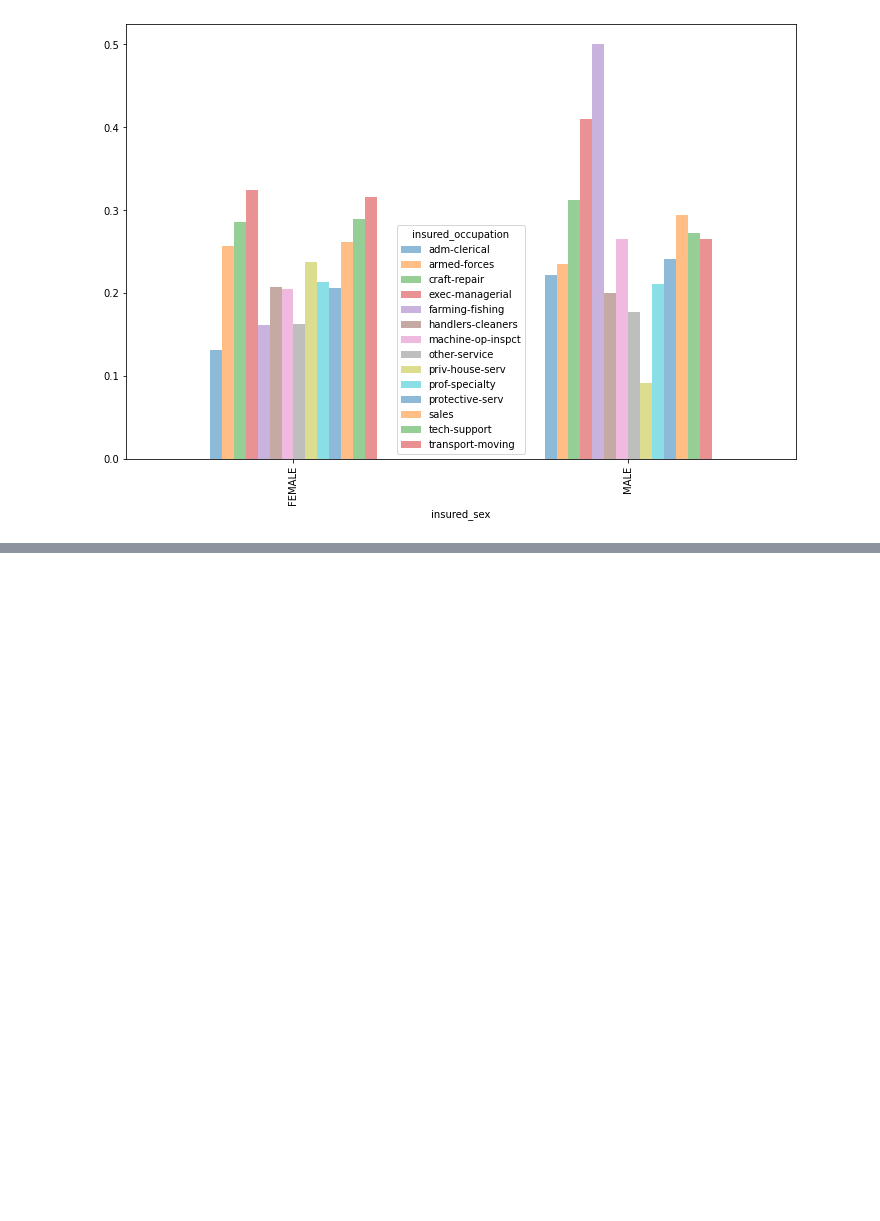
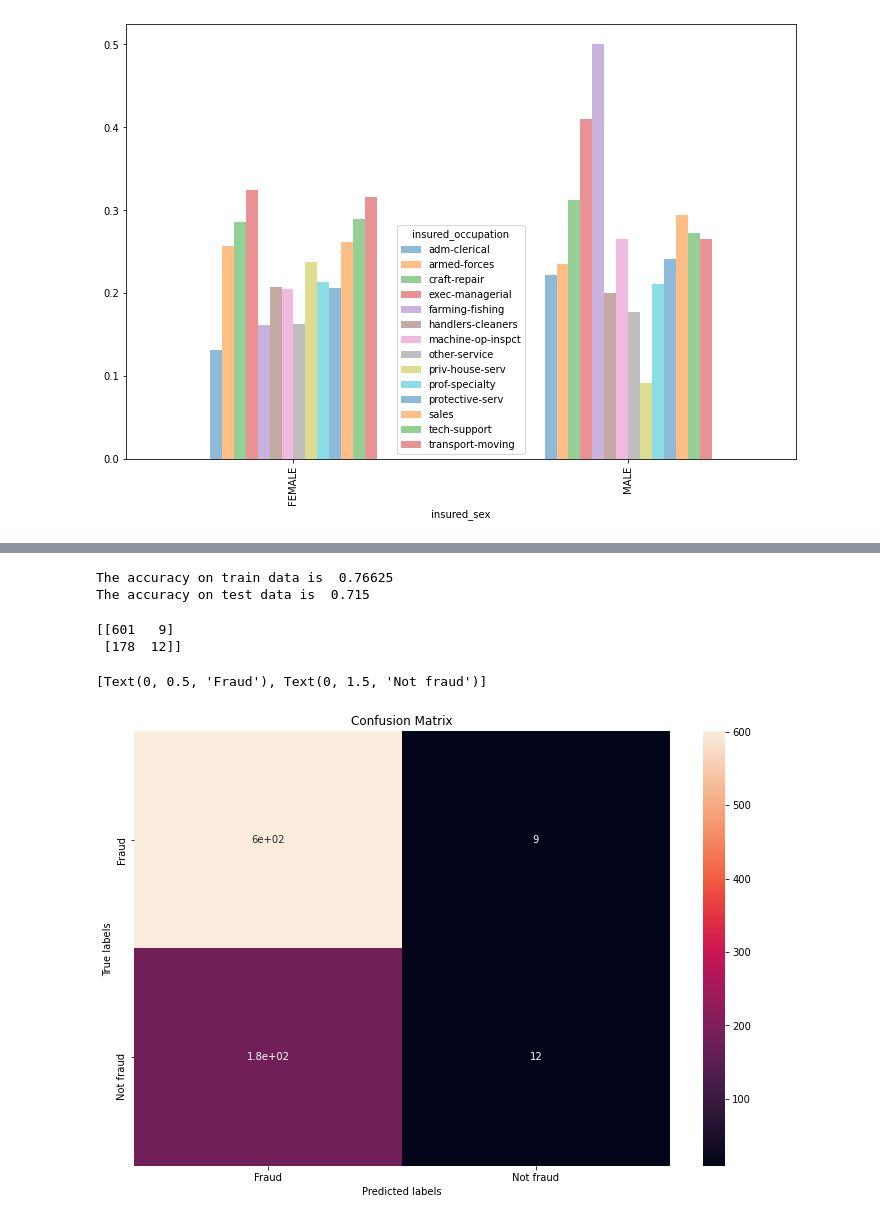
Before and after one commit to Priyabrat845/Insurance-fraud-detection, a Jupyter notebook: Insurance_claim_fraud_detection.ipynb, the cells around one changed output, grey strips where cells are left out. Drawn from its saved outputs; the diff is of its cells as text; code cells hidden in the pictures; blank space fills up the shorter version.

```diff
--- a/Insurance_claim_fraud_detection.ipynb
+++ b/Insurance_claim_fraud_detection.ipynb
@@ -460,0 +513,11 @@ ax = df_pivot.plot(kind="bar",alpha=0.5)
+# %%
+# features will be saved as X and our target will be saved as y
+x = data.drop('fraud_reportedIndex',axis=1)
+y = data['fraud_reportedIndex'].copy()
+# %%
+from sklearn.model_selection import train_test_split
+x_train, x_test, y_train, y_test = train_test_split( x,y , test_size = 0.2, random_state = 0)
+print(x_train.shape)
+print(x_test.shape)
+print(y_train.shape)
+print(y_test.shape)
@@ -460,0 +529,5 @@ ax = df_pivot.plot(kind="bar",alpha=0.5)
+# %%
+# Fitting logistic regression on train data.
+from sklearn.linear_model import LogisticRegression
+clf = LogisticRegression(fit_intercept=True, max_iter=10000)
+clf.fit(x_train, y_train)
@@ -460,0 +565,4 @@ ax = df_pivot.plot(kind="bar",alpha=0.5)
+# %%
+# Predicting the classes for the churn.
+train_class_pred=clf.predict(x_train)
+test_class_pred=clf.predict(x_test)
@@ -460,0 +592,30 @@ ax = df_pivot.plot(kind="bar",alpha=0.5)
+# %%
+# Get the accuracy scores
+train_accuracy = accuracy_score(train_class_pred,y_train)
+test_accuracy = accuracy_score(test_class_pred,y_test)
+
+print("The accuracy on train data is ", train_accuracy)
+print("The accuracy on test data is ", test_accuracy)
+# %% [output]
+The accuracy on train data is  0.76625
+The accuracy on test data is  0.715
+# %%
+# Get the confusion matrix for both train and test
+labels = ['Fraud', 'Not fraud']
+cm = confusion_matrix(y_train, train_class_pred)
+print(cm)
+
+ax= plt.subplot()
+sns.heatmap(cm, annot=True, ax = ax) #annot=True to annotate cells
+
+# labels, title and ticks
+ax.set_xlabel('Predicted labels')
+ax.set_ylabel('True labels')
+ax.set_title('Confusion Matrix')
+ax.xaxis.set_ticklabels(labels)
+ax.yaxis.set_ticklabels(labels)
+# %% [output]
+[[601   9]
+ [178  12]]
+[Text(0, 0.5, 'Fraud'), Text(0, 1.5, 'Not fraud')]
+[figure, added]
```
Also changed, not shown: parts of 21 cells of this notebook.
